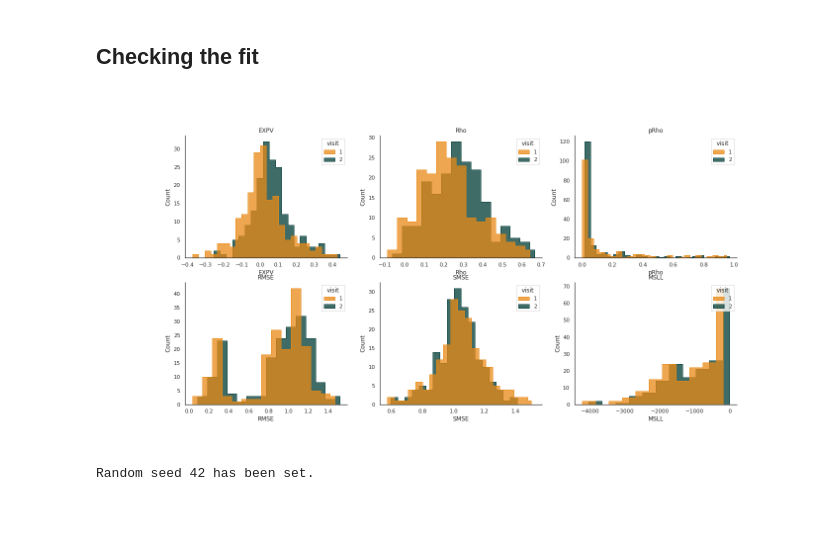
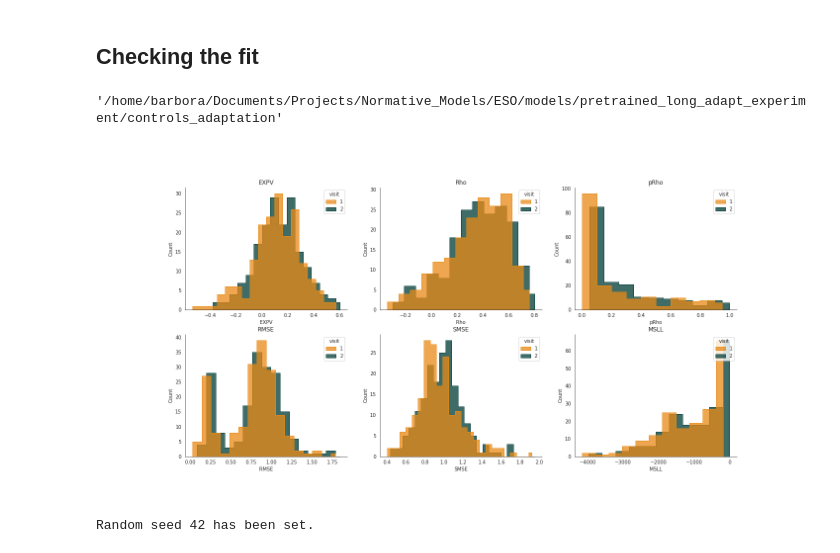
Before and after one commit to bbuckova/ESO_normative, a Jupyter notebook: pretrained_longitudinal_adaptation_experiment.ipynb, the cells around one changed output. Drawn from its saved outputs; the diff is of its cells as text; code cells hidden in the pictures; blank space fills up the shorter version.

Commit message:
[pretrained_longitudinal_adaptation_experiment.ipynb] added option for one-fold NUDZ controls analysis

```diff
--- a/pretrained_longitudinal_adaptation_experiment.ipynb
+++ b/pretrained_longitudinal_adaptation_experiment.ipynb
@@ -200,0 +146,16 @@ def equalize2(data1, data2):
+# %%
+###
+# Run this if you want to split your controls into adaptation and testing
+###
+
+# train_test_split - split across sites, keep 30% as TESTING
+from sklearn.model_selection import train_test_split
+
+#index_split_ad = list()
+#index_split_te = list()
+
+index_ad, index_cont_test = train_test_split(v1_cont.index, test_size = 0.3, shuffle = True, random_state = 42, stratify=v1_cont['sex'])
+
+#models_dir = os.path.join(models_dir,'equalized_1_1')
+models_dir = os.path.join('/home/barbora/Documents/Projects/Normative_Models/ESO/models/pretrained_long_adapt_experiment','controls_adaptation')
+os.makedirs(models_dir, exist_ok=True)
@@ -294,0 +285,2 @@ elif visit == 2:
+# %%
+pretrained_adapt_controls(idp_ids, site_ids_tr, site_ids_te, pretrained_dir, visit_dir, df_ad, df_te_cont, df_te_pat)
@@ -524,31 +534,50 @@ df_te_Z.to_csv(os.path.join(visit_dir,'te_Z.csv'), index=True)
 # %% [markdown]
 **Checking the fit**
 --------------------
+# %%
+models_dir
+# %% [output]
+'/home/barbora/Documents/Projects/Normative_Models/ESO/models/pretrained_long_adapt_experiment/controls_adaptation'
+# %%
+def idp_concat_quality(target_dir, idp_ids, suffix='predict'):
+    """
+    Concatenate the quality measures over all idps
+    """
+    quality_measures = ['EXPV', 'Rho', 'pRho', 'RMSE', 'SMSE', 'MSLL']
+
+    qm = np.empty([len(idp_ids), len(quality_measures)])
+    for i, idp in enumerate(idp_ids):
+        for j, iq in enumerate(quality_measures):
+            qm[i,j] = np.genfromtxt(os.path.join(target_dir, idp, iq+'_'+suffix +'.txt' ), delimiter=' ')
+
+    qm = pd.DataFrame(qm, columns=quality_measures, index=idp_ids)
+
+    return(qm, quality_measures)
 # %%
 # Concatenate and plot quality measures of fitted models
-v1_qm,quality_measures = custom.idp_concat_quality(os.path.join(models_dir,'V1'), idp_ids)
+v1_qm,quality_measures = idp_concat_quality(os.path.join(models_dir,'V1'), idp_ids, 'conttest')
 v1_qm['visit'] = '1'
-v2_qm,quality_measures = custom.idp_concat_quality(os.path.join(models_dir,'V2'), idp_ids)
+v2_qm,quality_measures = idp_concat_quality(os.path.join(models_dir,'V2'), idp_ids, 'conttest')
 v2_qm['visit'] = '2'
 
 qm = pd.concat([v1_qm, v2_qm]).reset_index()
 
 visit_colors = ["#E98A15", "#003B36"]
 
 
 sns.set_style("white")
 fig, ax = plt.subplots(2,3, figsize=(20,10))
 
 for iplot in range(6):
     x = int(np.floor(iplot/3))
     y = np.mod(iplot,3)
     sns.histplot(data = qm, x=quality_measures[iplot], hue='visit', element='step', ax=ax[x,y], palette=sns.color_palette(visit_colors), multiple='dodge')
     ax[x,y].set_title(quality_measures[iplot])
 
 sns.despine()
 plt.savefig(os.path.join(models_dir, 'quality_measures'),  bbox_inches='tight')
 # %% [output]
-[figure, old version]
+[figure, new version]
 # %%
 import prepare_models_for_analysis
 import shutil
```
Also changed, not shown: parts of 18 cells of this notebook.
